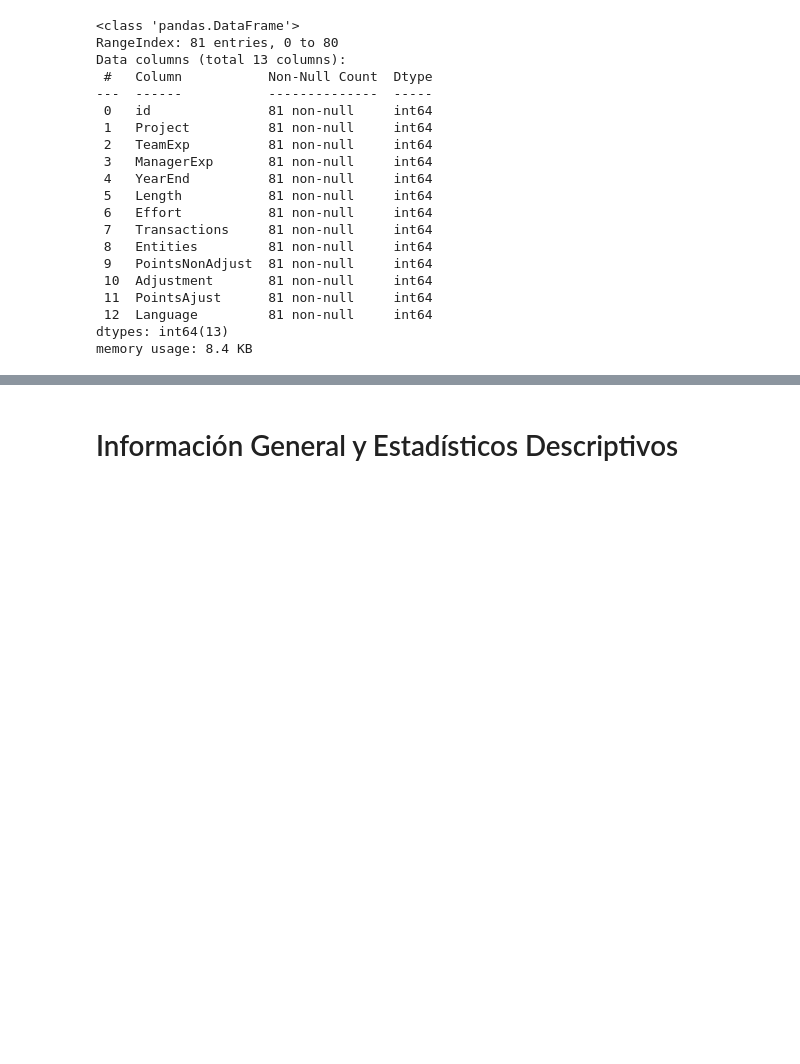
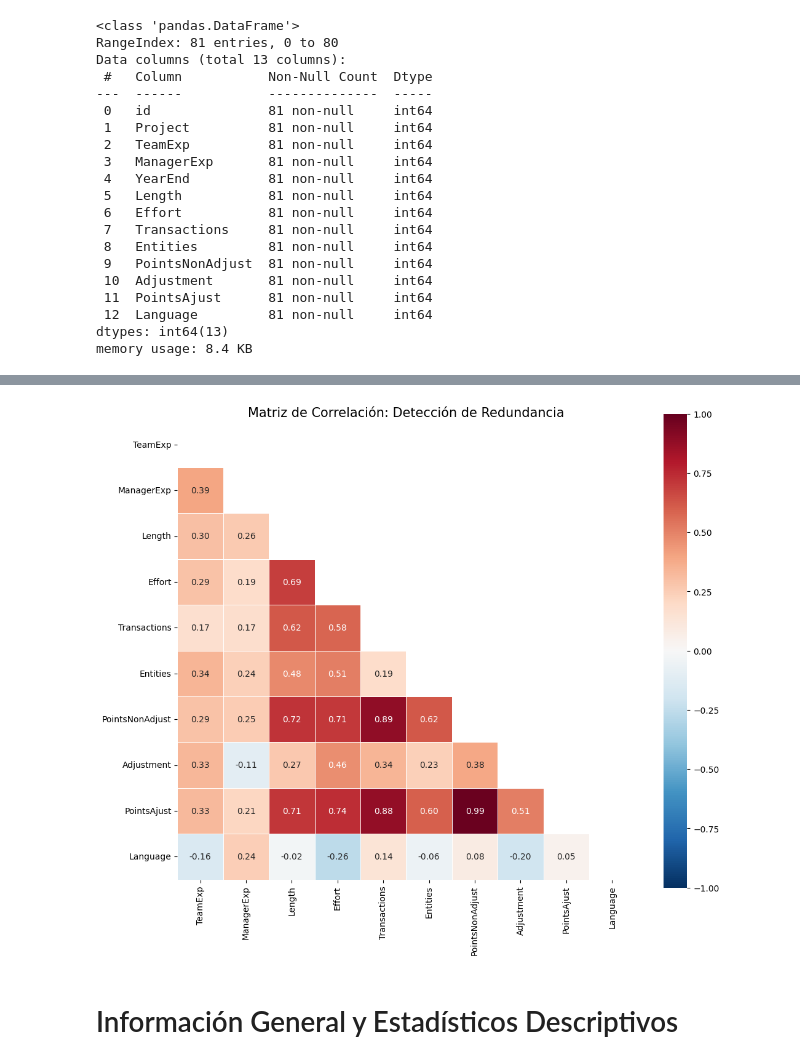
Before and after one commit to Fitomanshu/Proyecto-Veronica, a Jupyter notebook: RegresiónF_v2.ipynb, the cells around one changed output, grey strips where cells are left out. Cells and saved outputs as stored; diff of their text form; code cells hidden in the pictures; blank space fills up the shorter version.

```diff
--- a/RegresiónF_v2.ipynb
+++ b/RegresiónF_v2.ipynb
@@ -64,0 +165,2 @@ for col in df.columns:
+# %%
+df_numeric = df.select_dtypes(include=[np.number]).drop(columns=['id', 'Project'], errors='ignore')
@@ -65,3 +191,19 @@ for col in df.columns:
+# %%
+# 2. Calcular matriz
+corr_matrix = df_numeric.corr()
+
+# 3. Crear máscara para ocultar la mitad superior (evita duplicados visuales)
+mask = np.triu(np.ones_like(corr_matrix, dtype=bool))
+
+# 4. Graficar
+plt.figure(figsize=(12, 10))
+sns.heatmap(corr_matrix, mask=mask, annot=True, cmap='RdBu_r', fmt=".2f",
+            vmin=-1, vmax=1, center=0, square=True, linewidths=.5)
+
+plt.title('Matriz de Correlación: Detección de Redundancia', fontsize=15)
+plt.show()
+# %% [output]
+[figure, added]
 # %% [markdown]
 # Información General y Estadísticos Descriptivos
 # %%
```
Also changed, not shown: parts of 27 cells of this notebook, 7 other files.
